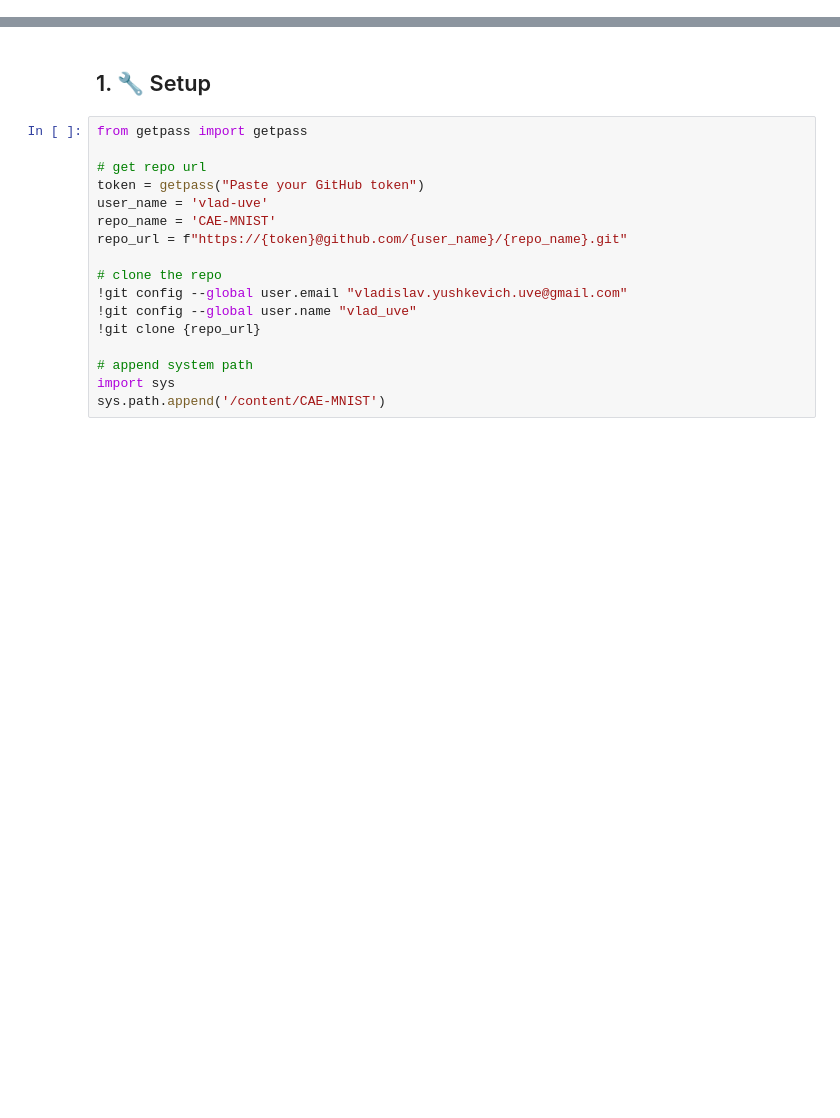
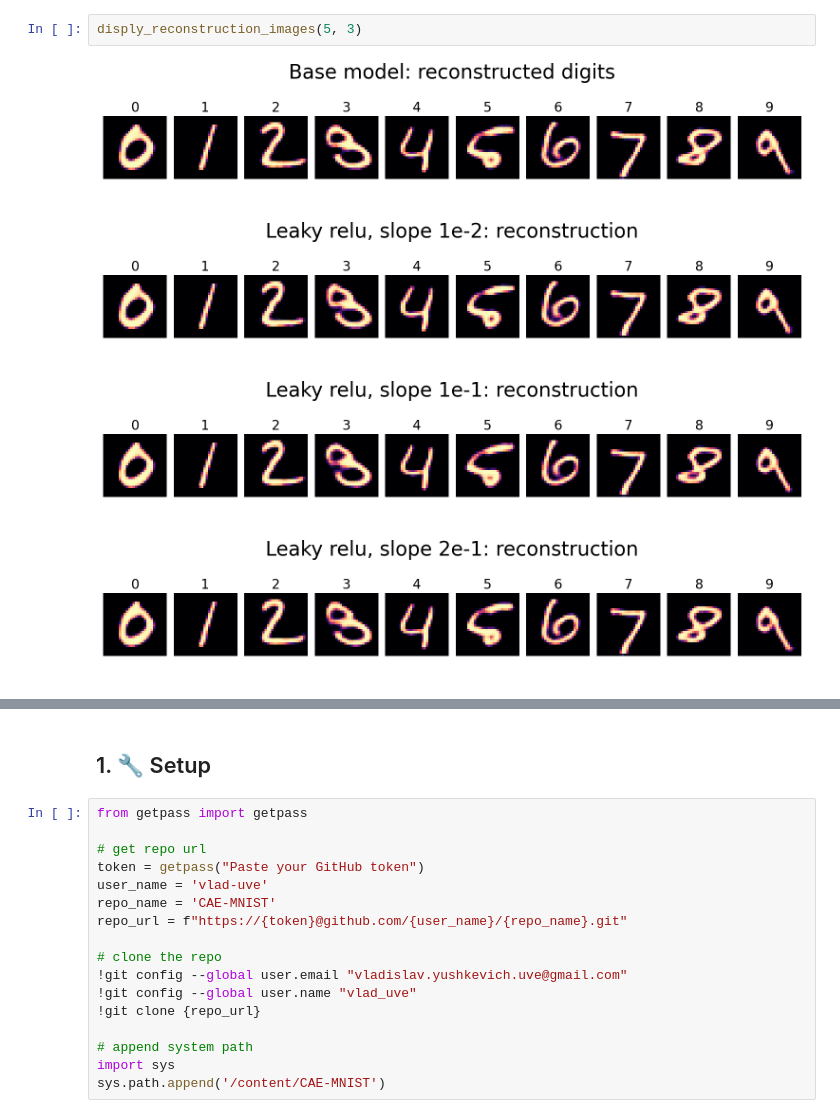
Before and after one commit to vlad-uve/CAE-MNIST, a Jupyter notebook: notebooks/CAE_experiment_5(leaky_relu).ipynb, the cells around one changed output, grey strips where cells are left out. Saved outputs shown, nothing was run; the diff lists cells and outputs as text; blank space fills up the shorter version.

```diff
--- a/notebooks/CAE_experiment_5(leaky_relu).ipynb
+++ b/notebooks/CAE_experiment_5(leaky_relu).ipynb
@@ -4,0 +100,7 @@
+# %%
+disply_reconstruction_images(5, 3)
+# %% [output]
+[figure, added]
+[figure, added]
+[figure, added]
+[figure, added]
```
Also changed, not shown: parts of 8 cells of this notebook.
